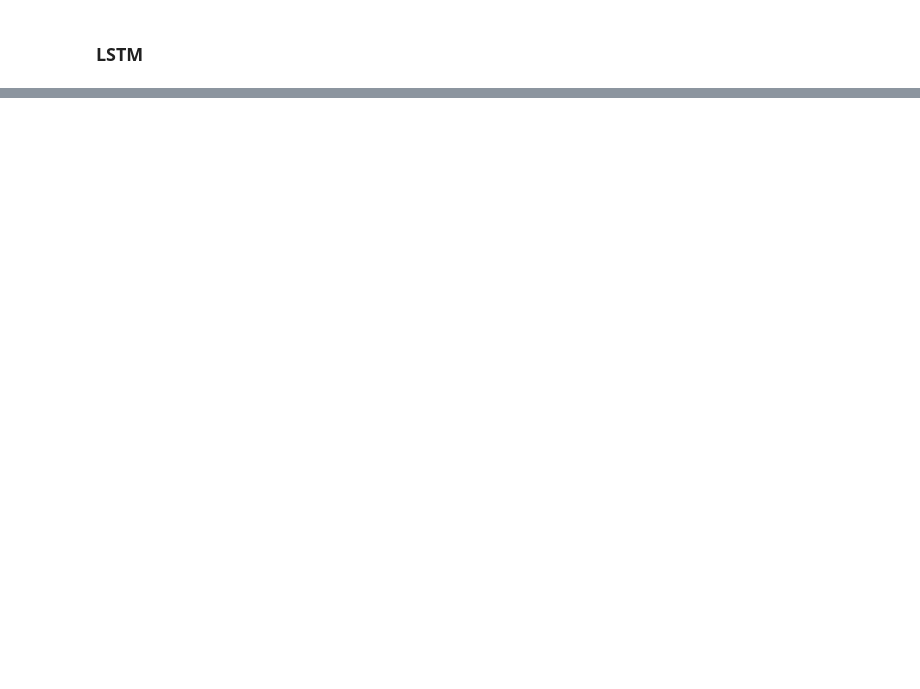
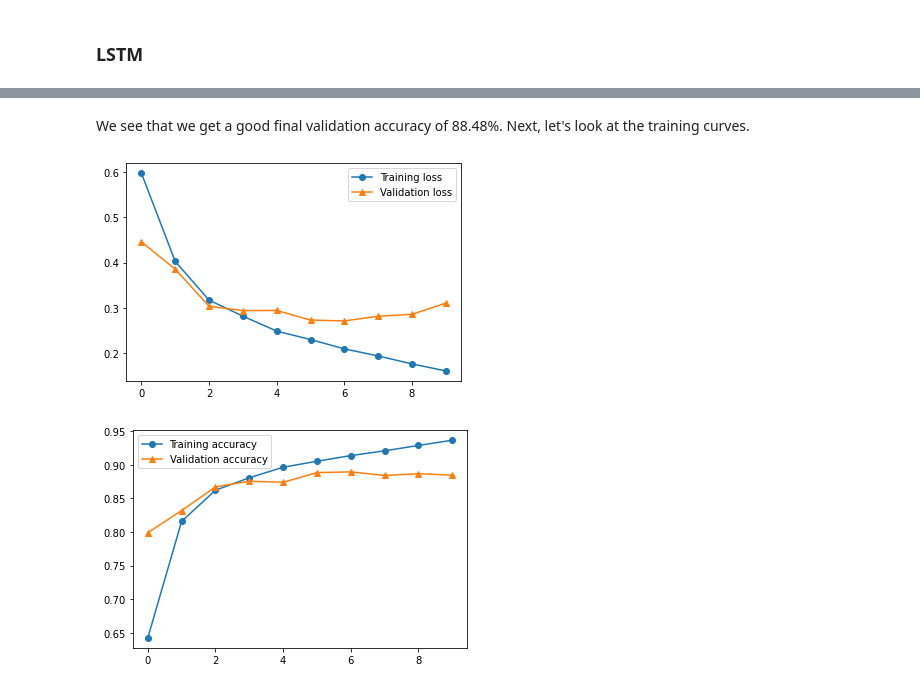
Before and after one commit to shamim-hussain/sequence_models_and_word_embeddings, a Jupyter notebook: sequence_models_and_word_embeddings.ipynb, the cells around one changed output, grey strips where cells are left out. Cells and saved outputs as stored; diff of their text form; code cells hidden in the pictures; blank space fills up the shorter version.

```diff
--- a/sequence_models_and_word_embeddings.ipynb
+++ b/sequence_models_and_word_embeddings.ipynb
@@ -296,18 +333,24 @@ from tensorflow.keras import models, layers, initializers, optimizers, losses, m
 
 model_layers = []
 model_layers.append(layers.Embedding(vocab_size,
-                               embedding_dim,
-                               embeddings_initializer=initializers.Constant(embedding_matrix),
-                               mask_zero=True,
-                               input_shape=[max_len]))
-model_layers.append(layers.LSTM(128))
+                                     embedding_dim,
+                                     embeddings_initializer=initializers.Constant(embedding_matrix),
+                                     mask_zero=True,
+                                     input_shape=[max_len]))
+model_layers.append(layers.LSTM(units=128,
+                                activation='tanh',
+                                recurrent_activation='sigmoid',
+                                use_bias=True,
+                                kernel_initializer='glorot_uniform',
+                                recurrent_initializer='orthogonal',
+                                bias_initializer='zeros'))
 model_layers.append(layers.Dense(1, activation=None))
 
 model = models.Sequential(model_layers, name='lstm_model')
 
 loss = losses.BinaryCrossentropy(from_logits=True)
 acc = metrics.BinaryAccuracy(name='acc')
-optim = optimizers.Adam(learning_rate=1e-3)
+optim = optimizers.Adam(learning_rate=5e-4)
 
 model.compile(optimizer=optim, loss=loss, metrics=[acc])
 model.summary()
@@ -327,5 +370,5 @@ Trainable params: 317,377
 Non-trainable params: 0
 _________________________________________________________________
 # %%
-model.fit(X_train, Y_train, batch_size=32, epochs=5, validation_data=(X_val,Y_val))
+history_lstm = model.fit(X_train, Y_train, batch_size=32, epochs=10, validation_data=(X_val,Y_val))
 # %% [output]
@@ -348,0 +395,17 @@ scores
+# %% [markdown]
+We see that we get a good final validation accuracy of 88.48%. Next, let's look at the training curves.
+# %%
+import matplotlib.pyplot as plt
+
+plt.figure(figsize=[6,4])
+plt.plot(history_lstm.history['loss'], marker= 'o', label='Training loss')
+plt.plot(history_lstm.history['val_loss'], marker='^', label='Validation loss')
+_=plt.legend()
+
+plt.figure(figsize=[6,4])
+plt.plot(history_lstm.history['acc'], marker= 'o', label='Training accuracy')
+plt.plot(history_lstm.history['val_acc'], marker='^', label='Validation accuracy')
+_=plt.legend()
+# %% [output]
+[figure, added]
+[figure, added]
```
Also changed, not shown: parts of 44 cells of this notebook.
